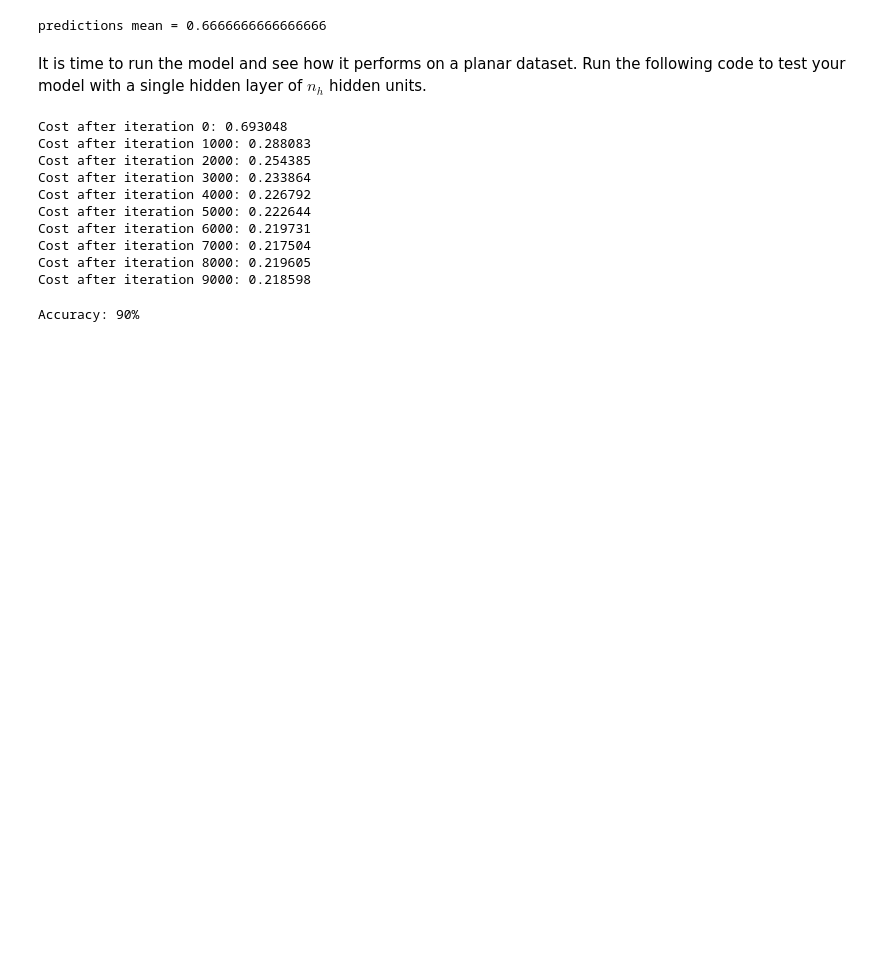
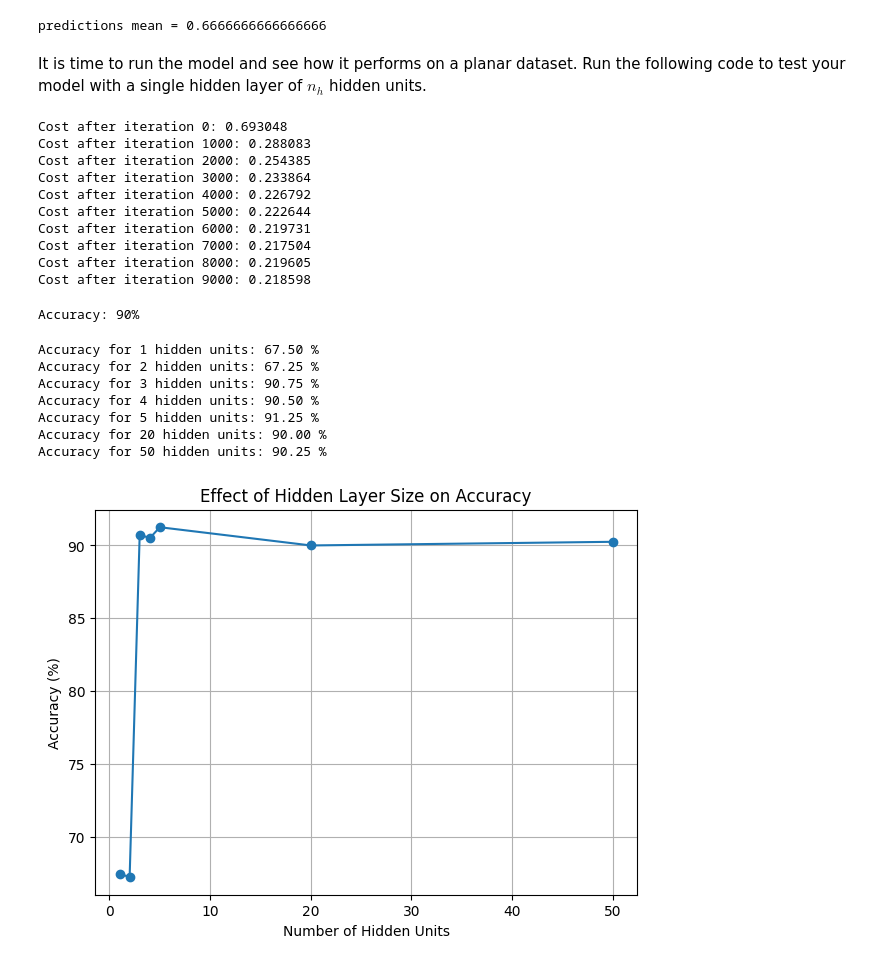
Before and after one commit to Anjanathanilka/Anjanathanilka-SE4050lab02, a Jupyter notebook: NN_sample.ipynb, the cells around one changed output. Saved outputs shown, nothing was run; the diff lists cells and outputs as text; code cells hidden in the pictures; blank space fills up the shorter version.

```diff
--- a/NN_sample.ipynb
+++ b/NN_sample.ipynb
@@ -562,3 +558,32 @@ predictions = predict(parameters, X)
 print ('Accuracy: %d' % float((np.dot(Y,predictions.T) + np.dot(1-Y,1-predictions.T))/float(Y.size)*100) + '%')
 # %% [output]
 Accuracy: 90%
+# %%
+hidden_layer_sizes = [1, 2, 3, 4, 5, 20, 50]
+accuracies = []
+
+for n_h in hidden_layer_sizes:
+    parameters = nn_model(X, Y, n_h, num_iterations=5000)
+    predictions = predict(parameters, X)
+    # plot_decision_boundary(lambda x: predict(parameters, x.T), X, Y)
+    accuracy = float((np.dot(Y, predictions.T) + np.dot(1-Y, 1-predictions.T)) / float(Y.size) * 100)
+    accuracies.append(accuracy)
+    print("Accuracy for {} hidden units: {:.2f} %".format(n_h, accuracy))
+
+# Plot accuracy vs hidden units
+plt.figure(figsize=(7,5))
+plt.plot(hidden_layer_sizes, accuracies, marker='o')
+plt.title("Effect of Hidden Layer Size on Accuracy")
+plt.xlabel("Number of Hidden Units")
+plt.ylabel("Accuracy (%)")
+plt.grid(True)
+plt.show()
+# %% [output]
+Accuracy for 1 hidden units: 67.50 %
+Accuracy for 2 hidden units: 67.25 %
+Accuracy for 3 hidden units: 90.75 %
+Accuracy for 4 hidden units: 90.50 %
+Accuracy for 5 hidden units: 91.25 %
+Accuracy for 20 hidden units: 90.00 %
+Accuracy for 50 hidden units: 90.25 %
+[figure, added]
```
Also changed, not shown: parts of 4 cells of this notebook.
